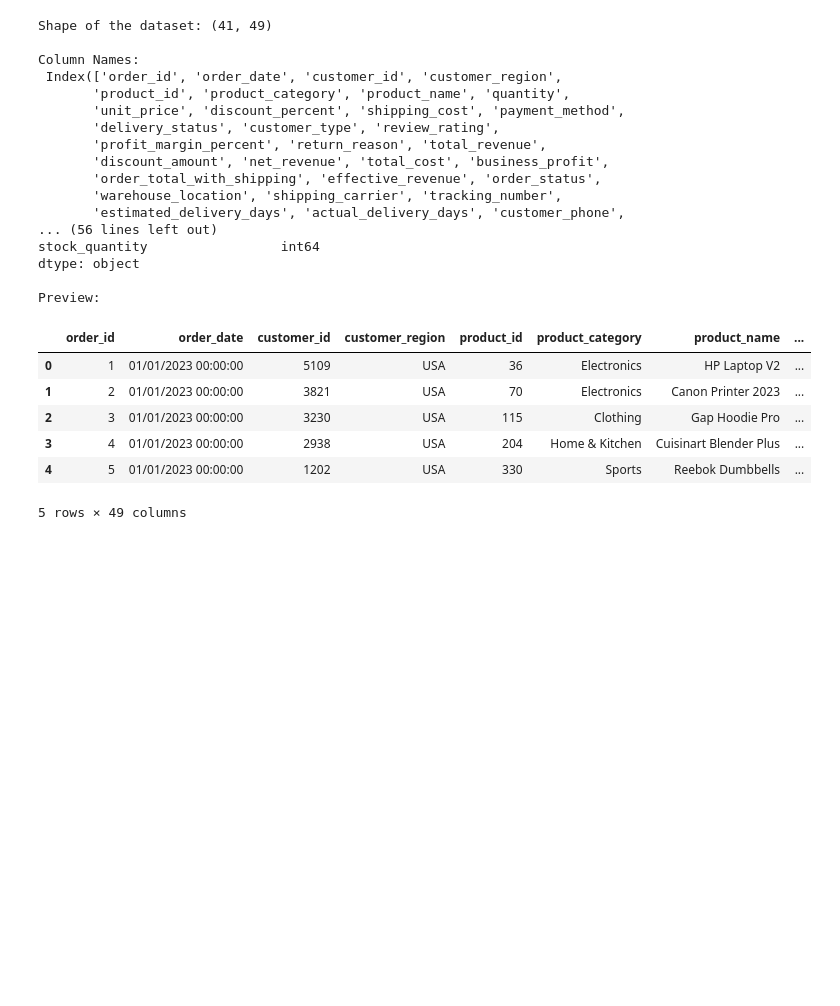
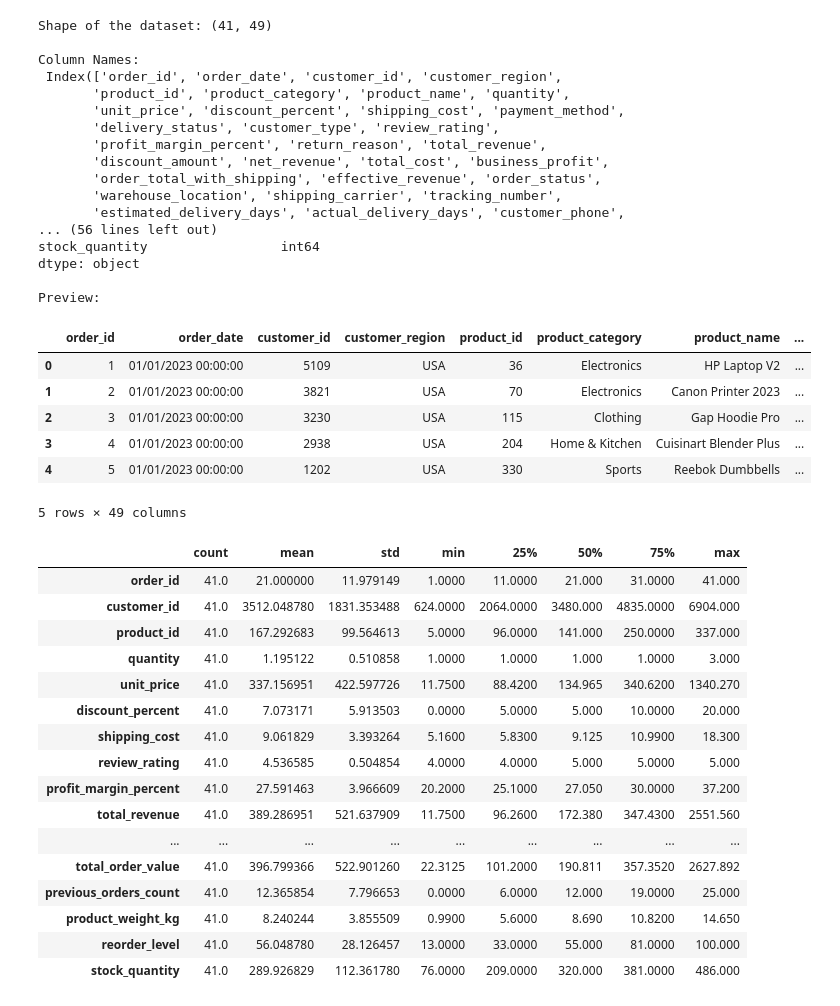
Before and after one commit to Mainabryan/-DropNet-Predicting-University-Dropout-Risk-in-Kenya, a Jupyter notebook: E_commerce.ipynb, the cells around one changed output. Drawn from its saved outputs; the diff is of its cells as text; code cells hidden in the pictures; blank space fills up the shorter version.

```diff
--- a/E_commerce.ipynb
+++ b/E_commerce.ipynb
@@ -273,3 +273,23 @@ data.head()
 | 3 | 4 | 01/01/2023 00:00:00 | 2938 | USA | 204 | Home & Kitchen | Cuisinart Blender Plus | ... |
 | 4 | 5 | 01/01/2023 00:00:00 | 1202 | USA | 330 | Sports | Reebok Dumbbells | ... |
 5 rows × 49 columns
+# %%
+data.describe().T
+# %% [output]
+|  | count | mean | std | min | 25% | 50% | 75% | max |
+| order_id | 41.0 | 21.000000 | 11.979149 | 1.0000 | 11.0000 | 21.000 | 31.0000 | 41.000 |
+| customer_id | 41.0 | 3512.048780 | 1831.353488 | 624.0000 | 2064.0000 | 3480.000 | 4835.0000 | 6904.000 |
+| product_id | 41.0 | 167.292683 | 99.564613 | 5.0000 | 96.0000 | 141.000 | 250.0000 | 337.000 |
+| quantity | 41.0 | 1.195122 | 0.510858 | 1.0000 | 1.0000 | 1.000 | 1.0000 | 3.000 |
+| unit_price | 41.0 | 337.156951 | 422.597726 | 11.7500 | 88.4200 | 134.965 | 340.6200 | 1340.270 |
+| discount_percent | 41.0 | 7.073171 | 5.913503 | 0.0000 | 5.0000 | 5.000 | 10.0000 | 20.000 |
+| shipping_cost | 41.0 | 9.061829 | 3.393264 | 5.1600 | 5.8300 | 9.125 | 10.9900 | 18.300 |
+| review_rating | 41.0 | 4.536585 | 0.504854 | 4.0000 | 4.0000 | 5.000 | 5.0000 | 5.000 |
+| profit_margin_percent | 41.0 | 27.591463 | 3.966609 | 20.2000 | 25.1000 | 27.050 | 30.0000 | 37.200 |
+| total_revenue | 41.0 | 389.286951 | 521.637909 | 11.7500 | 96.2600 | 172.380 | 347.4300 | 2551.560 |
+| ... | ... | ... | ... | ... | ... | ... | ... | ... |
+| total_order_value | 41.0 | 396.799366 | 522.901260 | 22.3125 | 101.2000 | 190.811 | 357.3520 | 2627.892 |
+| previous_orders_count | 41.0 | 12.365854 | 7.796653 | 0.0000 | 6.0000 | 12.000 | 19.0000 | 25.000 |
+| product_weight_kg | 41.0 | 8.240244 | 3.855509 | 0.9900 | 5.6000 | 8.690 | 10.8200 | 14.650 |
+| reorder_level | 41.0 | 56.048780 | 28.126457 | 13.0000 | 33.0000 | 55.000 | 81.0000 | 100.000 |
+| stock_quantity | 41.0 | 289.926829 | 112.361780 | 76.0000 | 209.0000 | 320.000 | 381.0000 | 486.000 |
```
